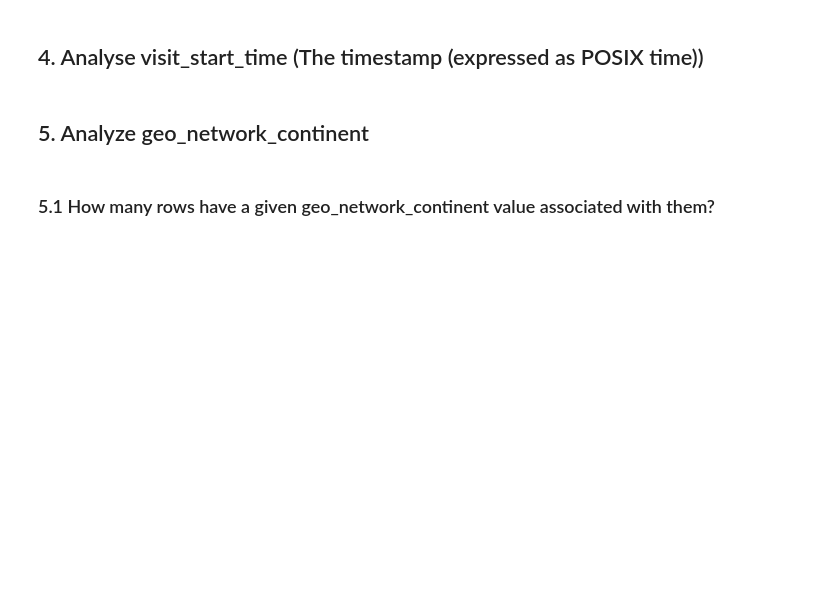
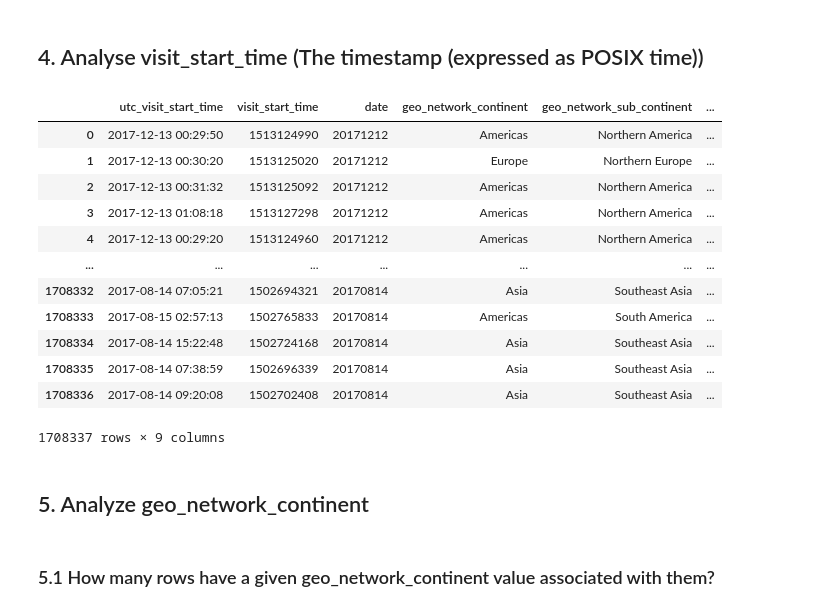
Before and after one commit to hardiksahi/MachineLearning, a Jupyter notebook: kaggle/google-analytics-propensity/notebooks/1_EDA.ipynb, the cells around one changed output. Saved outputs shown, nothing was run; the diff lists cells and outputs as text; code cells hidden in the pictures; blank space fills up the shorter version.

```diff
--- a/kaggle/google-analytics-propensity/notebooks/1_EDA.ipynb
+++ b/kaggle/google-analytics-propensity/notebooks/1_EDA.ipynb
@@ -360,3 +387,19 @@ rows_for_unique_session_identifier_df.row_count_unique_session_identifier.value_
+# %%
+con.execute("select utc_visit_start_time, visit_start_time, date, geo_network_continent, geo_network_sub_continent, geo_network_country, geo_network_region, geo_network_city, totals_transactions	 from intermediate_train_data").df()
+# %% [output]
+|  | utc_visit_start_time | visit_start_time | date | geo_network_continent | geo_network_sub_continent | ... |
+| 0 | 2017-12-13 00:29:50 | 1513124990 | 20171212 | Americas | Northern America | ... |
+| 1 | 2017-12-13 00:30:20 | 1513125020 | 20171212 | Europe | Northern Europe | ... |
+| 2 | 2017-12-13 00:31:32 | 1513125092 | 20171212 | Americas | Northern America | ... |
+| 3 | 2017-12-13 01:08:18 | 1513127298 | 20171212 | Americas | Northern America | ... |
+| 4 | 2017-12-13 00:29:20 | 1513124960 | 20171212 | Americas | Northern America | ... |
+| ... | ... | ... | ... | ... | ... | ... |
+| 1708332 | 2017-08-14 07:05:21 | 1502694321 | 20170814 | Asia | Southeast Asia | ... |
+| 1708333 | 2017-08-15 02:57:13 | 1502765833 | 20170814 | Americas | South America | ... |
+| 1708334 | 2017-08-14 15:22:48 | 1502724168 | 20170814 | Asia | Southeast Asia | ... |
+| 1708335 | 2017-08-14 07:38:59 | 1502696339 | 20170814 | Asia | Southeast Asia | ... |
+| 1708336 | 2017-08-14 09:20:08 | 1502702408 | 20170814 | Asia | Southeast Asia | ... |
+1708337 rows × 9 columns
 # %% [markdown]
 ## 5. Analyze geo_network_continent
 # %% [markdown]
```
Also changed, not shown: parts of 140 cells of this notebook, 12 other files.
